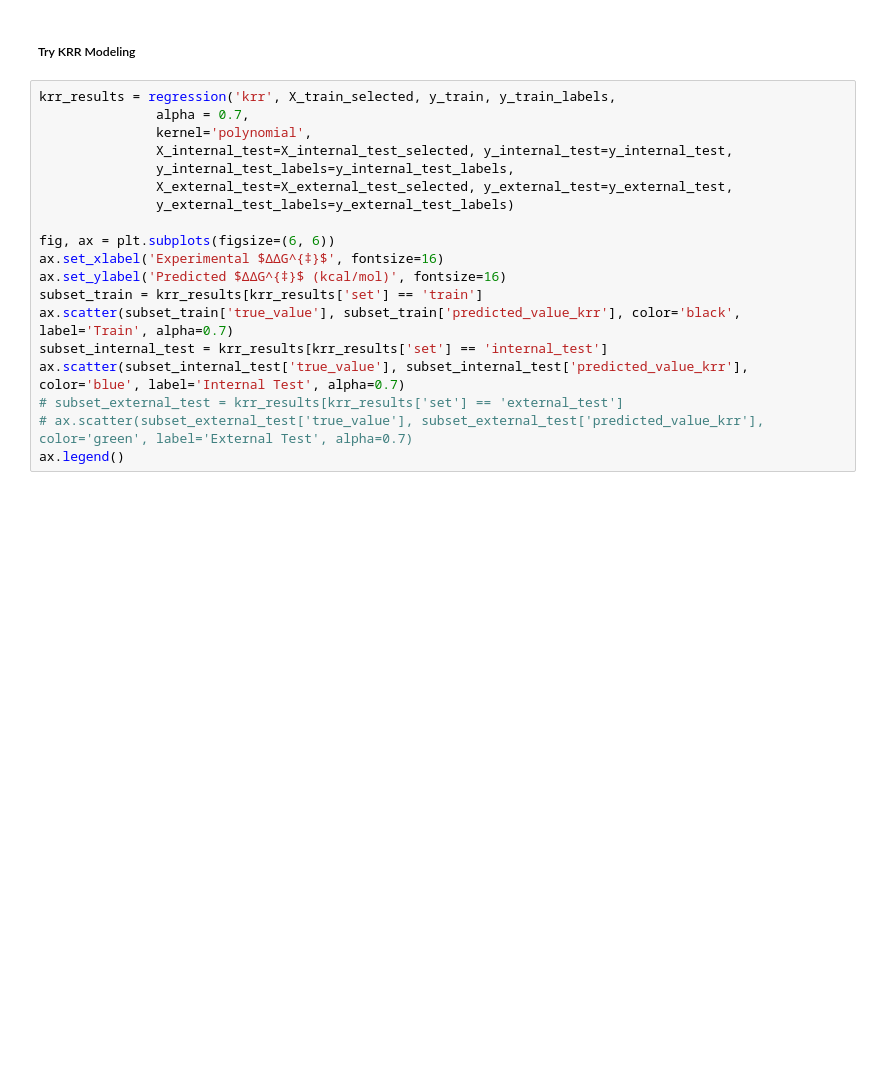
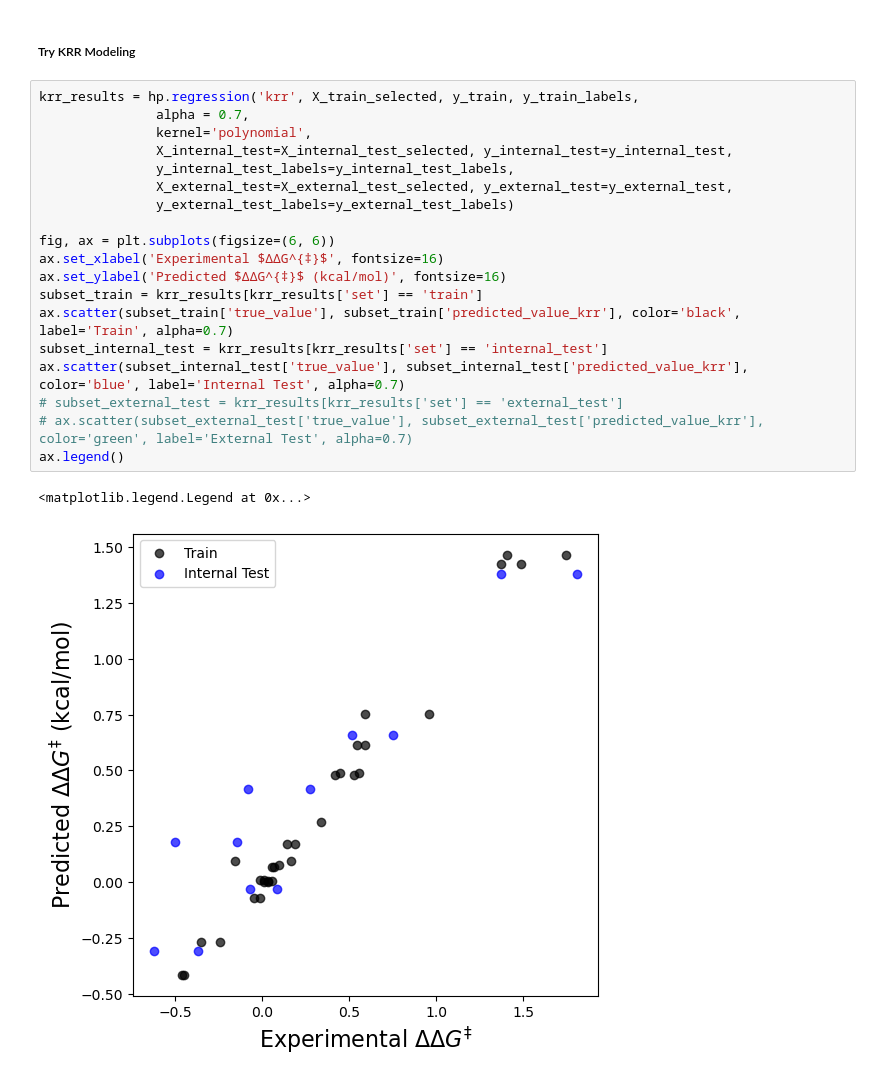
Before and after one commit to SigmanGroup/BNNY, a Jupyter notebook: modeling/csII_modeling_and_hyperparameter_tuning.ipynb, the cells around one changed output. Cells and saved outputs as stored; diff of their text form; blank space fills up the shorter version.

```diff
--- a/modeling/csII_modeling_and_hyperparameter_tuning.ipynb
+++ b/modeling/csII_modeling_and_hyperparameter_tuning.ipynb
@@ -169,21 +174,24 @@ X_train_selected, X_internal_test_selected, X_external_test_selected, selected_f
 # %% [markdown]
 ##### Try KRR Modeling
 # %%
-krr_results = regression('krr', X_train_selected, y_train, y_train_labels,
+krr_results = hp.regression('krr', X_train_selected, y_train, y_train_labels,
                alpha = 0.7,
                kernel='polynomial',
                X_internal_test=X_internal_test_selected, y_internal_test=y_internal_test,
                y_internal_test_labels=y_internal_test_labels,
                X_external_test=X_external_test_selected, y_external_test=y_external_test,
                y_external_test_labels=y_external_test_labels)
 
 fig, ax = plt.subplots(figsize=(6, 6))
 ax.set_xlabel('Experimental $ΔΔG^{‡}$', fontsize=16)
 ax.set_ylabel('Predicted $ΔΔG^{‡}$ (kcal/mol)', fontsize=16)
 subset_train = krr_results[krr_results['set'] == 'train']
 ax.scatter(subset_train['true_value'], subset_train['predicted_value_krr'], color='black', label='Train', alpha=0.7)
 subset_internal_test = krr_results[krr_results['set'] == 'internal_test']
 ax.scatter(subset_internal_test['true_value'], subset_internal_test['predicted_value_krr'], color='blue', label='Internal Test', alpha=0.7)
 # subset_external_test = krr_results[krr_results['set'] == 'external_test']
 # ax.scatter(subset_external_test['true_value'], subset_external_test['predicted_value_krr'], color='green', label='External Test', alpha=0.7)
 ax.legend()
+# %% [output]
+<matplotlib.legend.Legend at 0x...>
+[figure, added]
```
Also changed, not shown: parts of 3 cells of this notebook.
